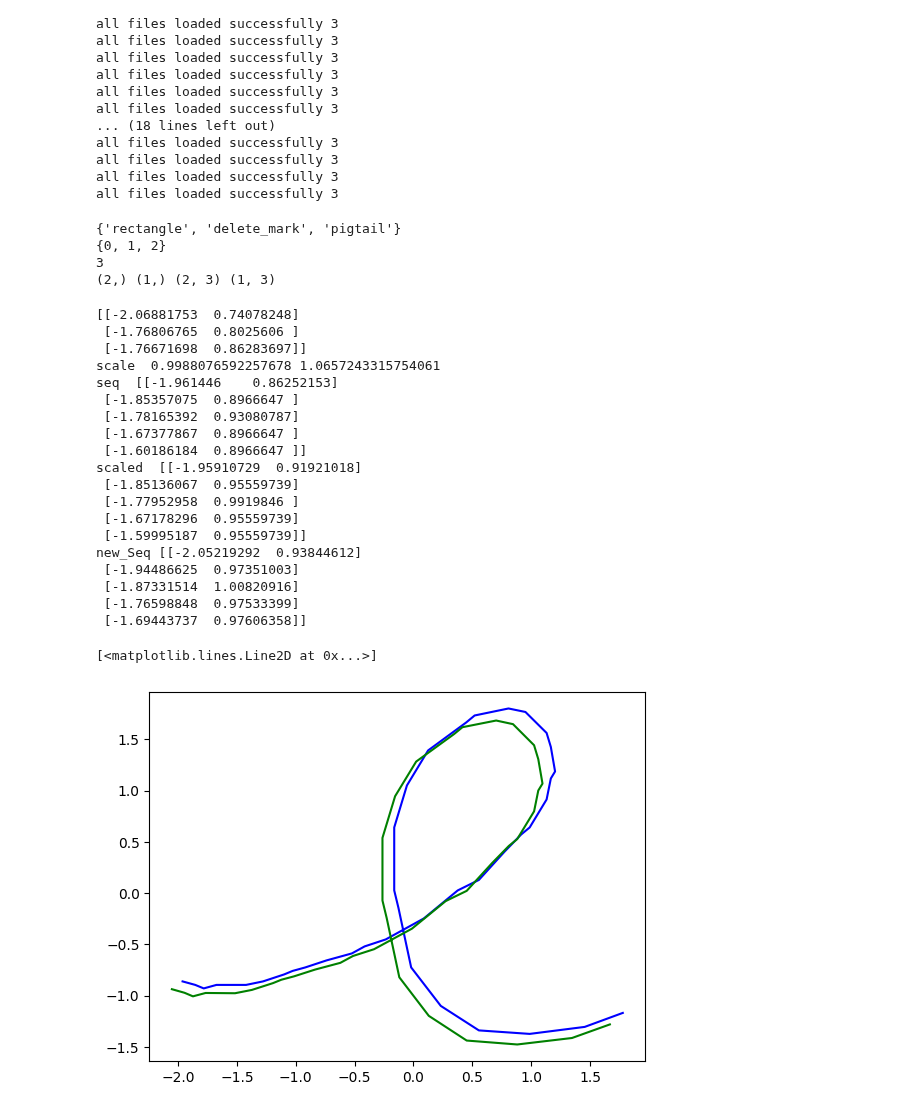
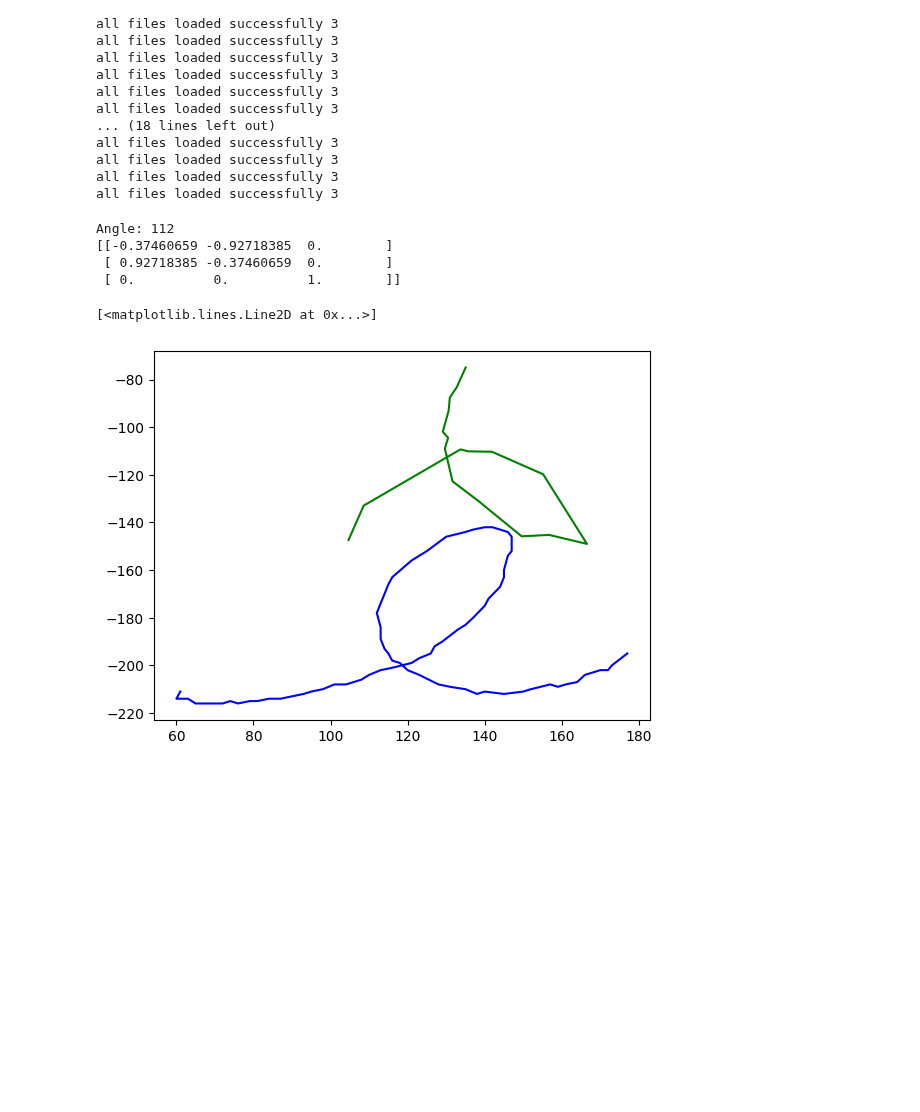
Before and after one commit to ITT23/assignment-08-replication-wagnerschreiner, a Jupyter notebook: lstm_gesture_recognition.ipynb, the cells around one changed output. Drawn from its saved outputs; the diff is of its cells as text; code cells hidden in the pictures; blank space fills up the shorter version.

```diff
--- a/lstm_gesture_recognition.ipynb
+++ b/lstm_gesture_recognition.ipynb
@@ -47,8 +54,8 @@ for root, subdirs, files in os.walk('dataset/xml_logs'):
 
                 points = np.array(points, dtype=float)
 
-                scaler = StandardScaler()
-                points = scaler.fit_transform(points)
+                # scaler = StandardScaler()
+                # points = scaler.fit_transform(points)
 
                 #resampled = resample(points, 64)
 
@@ -80,25 +87,20 @@ all files loaded successfully 3
 all files loaded successfully 3
 all files loaded successfully 3
 # %%
-labels = [sample[0] for sample in data]
-print(set(labels))
+# labels = [sample[0] for sample in data]
+# print(set(labels))
 
-encoder = LabelEncoder()
-labels_encoded = encoder.fit_transform(labels)
+# encoder = LabelEncoder()
+# labels_encoded = encoder.fit_transform(labels)
 
-print(set(labels_encoded))
-y = to_categorical(labels_encoded)
-print(len(y[0]))
+# print(set(labels_encoded))
+# y = to_categorical(labels_encoded)
+# print(len(y[0]))
 
-sequences = [sample[1] for sample in data]
-X = np.array(sequences)
-X_train, X_test, y_train, y_test = train_test_split(X, y, test_size=0.2, random_state=42)
-print(X_train.shape, X_test.shape, y_train.shape, y_test.shape)
+# sequences = [sample[1] for sample in data]
+# X = np.array(sequences)
+# X_train, X_test, y_train, y_test = train_test_split(X, y, test_size=0.2, random_state=42)
+# print(X_train.shape, X_test.shape, y_train.shape, y_test.shape)
-# %% [output]
-{'rectangle', 'delete_mark', 'pigtail'}
-{0, 1, 2}
-3
-(2,) (1,) (2, 3) (1, 3)
 # %%
 def add_noise(sequence):
     noise = np.random.normal(0,0.08,sequence.shape)
@@ -163,35 +163,23 @@ def rotate(sequence):
 # %%
 test_data = random.sample(data, 1)[0]
 
 label = test_data[0]
 sequence = test_data[1]
 
 noise_seq = add_noise(sequence)
-scaled_seq = scaling(sequence)
-resampled_seq = spatial_resampling(sequence)
-persp_seq = perspective_change(sequence)
+skipped_seq = skip_frames(noise_seq)
+resampled_seq = spatial_resampling(skipped_seq)
+persp_seq = perspective_change(resampled_seq)
+rotated_seq = rotate(persp_seq)
+scaled_seq = scaling(rotated_seq)
+
 
 plt.plot(sequence.T[0], sequence.T[1]*-1, 'b')
-plt.plot(persp_seq.T[0], persp_seq.T[1]*-1, 'g')
+plt.plot(scaled_seq.T[0], scaled_seq.T[1]*-1, 'g')
 # %% [output]
-[[-2.06881753  0.74078248]
- [-1.76806765  0.8025606 ]
- [-1.76671698  0.86283697]]
-scale  0.9988076592257678 1.0657243315754061
-seq  [[-1.961446    0.86252153]
- [-1.85357075  0.8966647 ]
- [-1.78165392  0.93080787]
- [-1.67377867  0.8966647 ]
- [-1.60186184  0.8966647 ]]
-scaled  [[-1.95910729  0.91921018]
- [-1.85136067  0.95559739]
- [-1.77952958  0.9919846 ]
- [-1.67178296  0.95559739]
- [-1.59995187  0.95559739]]
-new_Seq [[-2.05219292  0.93844612]
- [-1.94486625  0.97351003]
- [-1.87331514  1.00820916]
- [-1.76598848  0.97533399]
- [-1.69443737  0.97606358]]
+Angle: 112
+[[-0.37460659 -0.92718385  0.        ]
+ [ 0.92718385 -0.37460659  0.        ]
+ [ 0.          0.          1.        ]]
 [<matplotlib.lines.Line2D at 0x...>]
-[figure, old version]
+[figure, new version]
```
Also changed, not shown: parts of 2 cells of this notebook.
